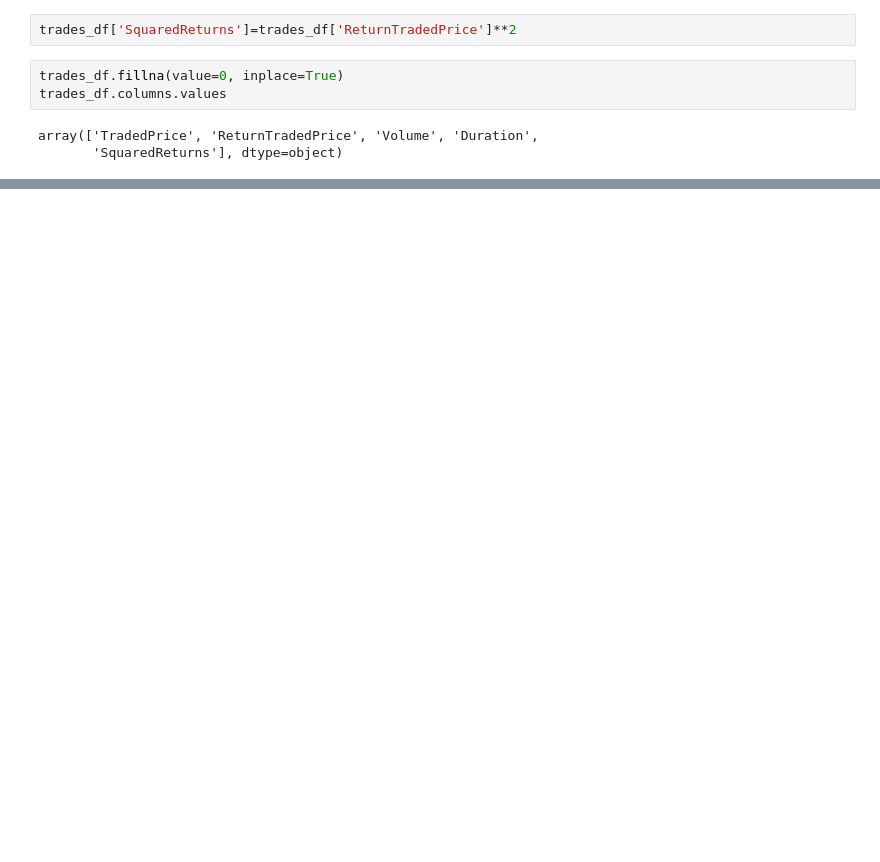
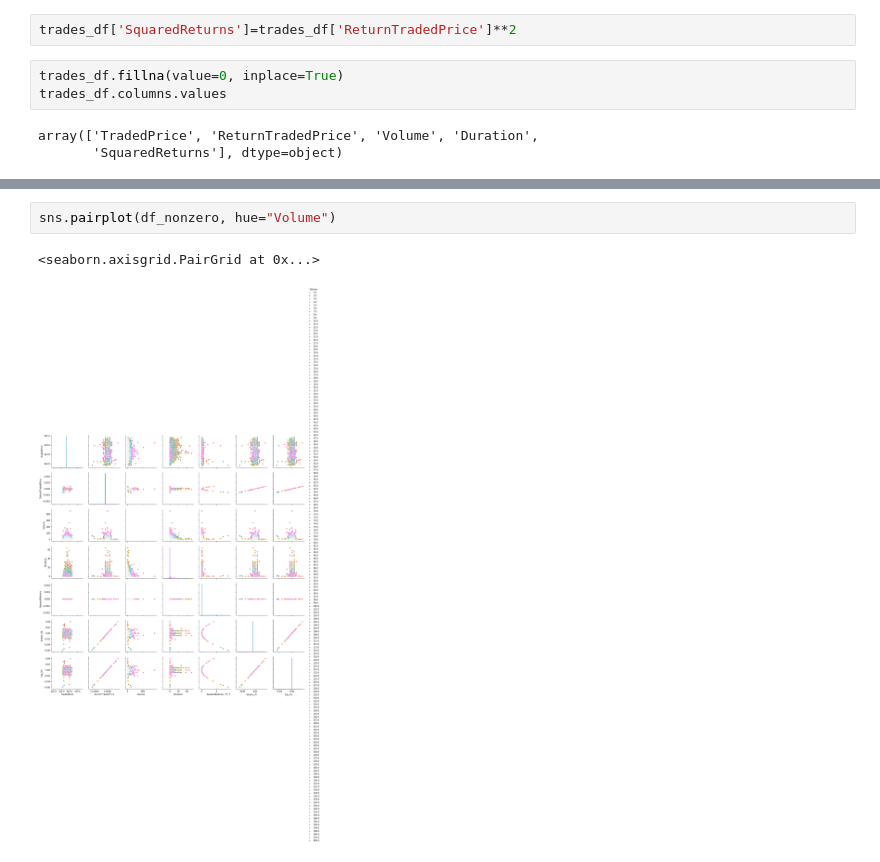
Before and after one commit to andreas-koukorinis/PaperCode, a Jupyter notebook: aknotebooks/stylised facts.ipynb, the cells around one changed output, grey strips where cells are left out. Drawn from its saved outputs; the diff is of its cells as text; blank space fills up the shorter version.

```diff
--- a/aknotebooks/stylised facts.ipynb
+++ b/aknotebooks/stylised facts.ipynb
@@ -141,0 +163,5 @@ NameError: name 'z' is not defined
+# %%
+sns.pairplot(df_nonzero, hue="Volume")
+# %% [output]
+<seaborn.axisgrid.PairGrid at 0x...>
+[figure, added]
```
Also changed, not shown: parts of 15 cells of this notebook, 5 other files.
